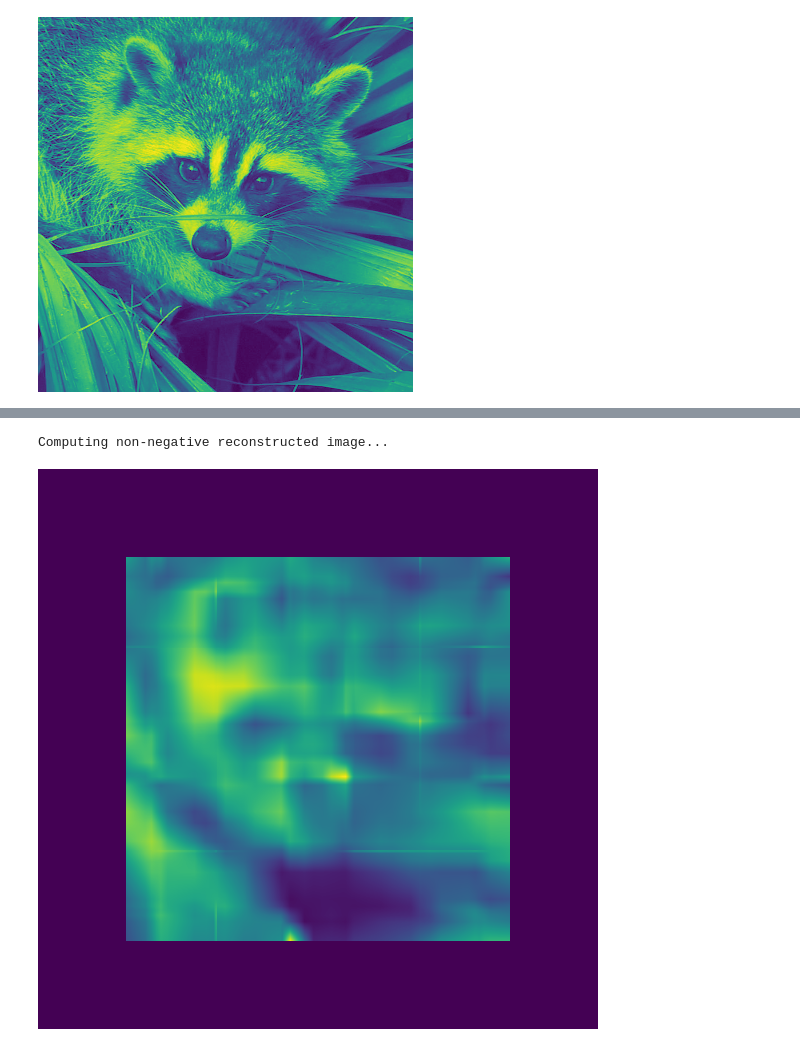
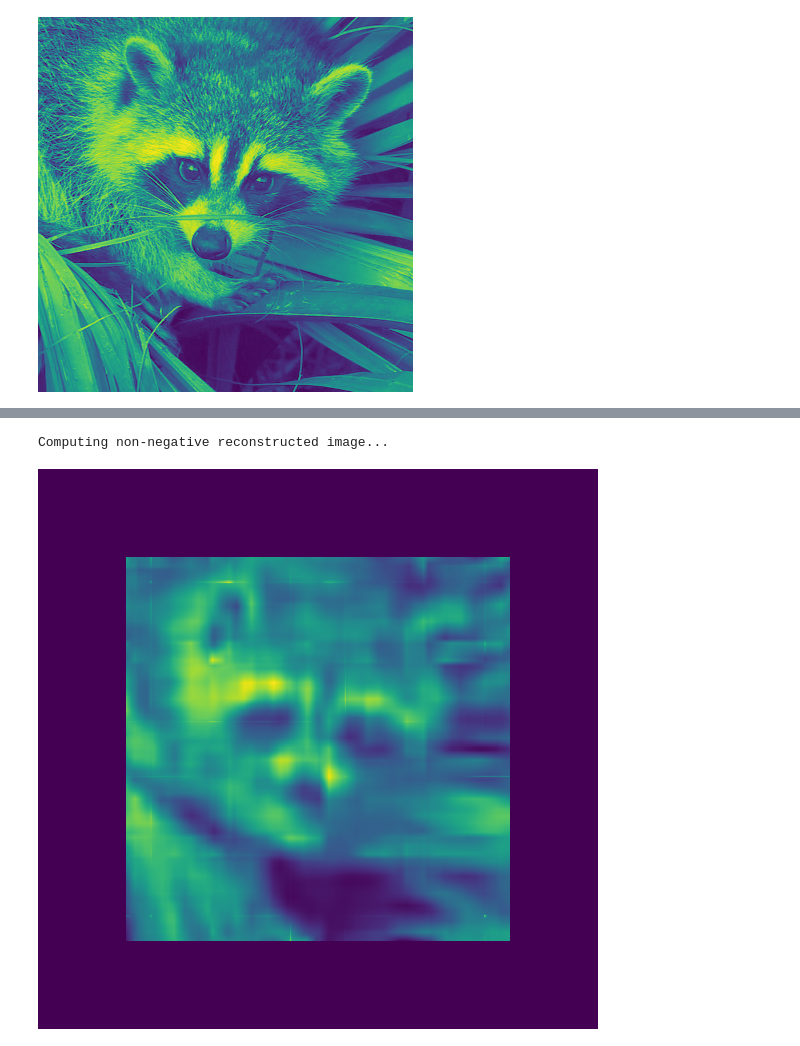
Before and after one commit to raolirom/light-field-prefiltering, a Jupyter notebook: 4d-nnls.ipynb, the cells around one changed output, grey strips where cells are left out. Saved outputs shown, nothing was run; the diff lists cells and outputs as text; code cells hidden in the pictures.

```diff
--- a/4d-nnls.ipynb
+++ b/4d-nnls.ipynb
@@ -98,8 +98,8 @@ size_a = size_r * z_a / abs(z_r) + size_p
 size_b = size_r * z_b / abs(z_r) + size_p
 
 n_r = 375
-n_a = 9
-n_b = 9
+n_a = 15
+n_b = 15
 
 w_r = size_r / n_r
 w_p = size_p
@@ -246,9 +246,11 @@ c = (inverse_AtA @ AtE).reshape(n_selected, n_selected)
 
 x = np.linspace(-4.0, 4.0, num=1000)
 phi_x = np.sum((phi_slopes[..., np.newaxis] * x + phi_heights[..., np.newaxis]) * (x > phi_intervals[0, ..., np.newaxis]) * (x < phi_intervals[1, ..., np.newaxis]), axis=0)
-phy_xy = phi_x[:, np.newaxis, :, np.newaxis] * phi_x[np.newaxis, :, np.newaxis, :]
 
-retina_image = np.sum(phy_xy * c[:, :, np.newaxis, np.newaxis], axis=(0, 1))
+retina_image = np.zeros((1000, 1000))
+for k in range(1000):
+    phy_xy = phi_x[:, np.newaxis, :] * phi_x[np.newaxis, :, np.newaxis, k]
+    retina_image[:, k] = np.sum(phy_xy * c[:, :, np.newaxis], axis=(0, 1))
 
 retina_image = np.clip(retina_image, 0.0, 1.0)
 
@@ -259,16 +261,18 @@ Computing reconstructed image...
 # %%
 %%time
 print('Computing non-negative reconstructed image...')
 
 x = np.linspace(-4.0, 4.0, num=1000)
 phi_x = np.sum((phi_slopes[..., np.newaxis] * x + phi_heights[..., np.newaxis]) * (x > phi_intervals[0, ..., np.newaxis]) * (x < phi_intervals[1, ..., np.newaxis]), axis=0)
-phy_xy = phi_x[:, np.newaxis, :, np.newaxis] * phi_x[np.newaxis, :, np.newaxis, :]
 
-retina_image = np.sum(phy_xy * nonneg_c[:, :, np.newaxis, np.newaxis], axis=(0, 1))
+retina_image = np.zeros((1000, 1000))
+for k in range(1000):
+    phy_xy = phi_x[:, np.newaxis, :] * phi_x[np.newaxis, :, np.newaxis, k]
+    retina_image[:, k] = np.sum(phy_xy * nonneg_c[:, :, np.newaxis], axis=(0, 1))
 
 retina_image = np.clip(retina_image, 0.0, 1.0)
 
 display_image(retina_image)
 # %% [output]
 Computing non-negative reconstructed image...
-[figure, old version]
+[figure, new version]
```
Also changed, not shown: parts of 7 cells of this notebook.
